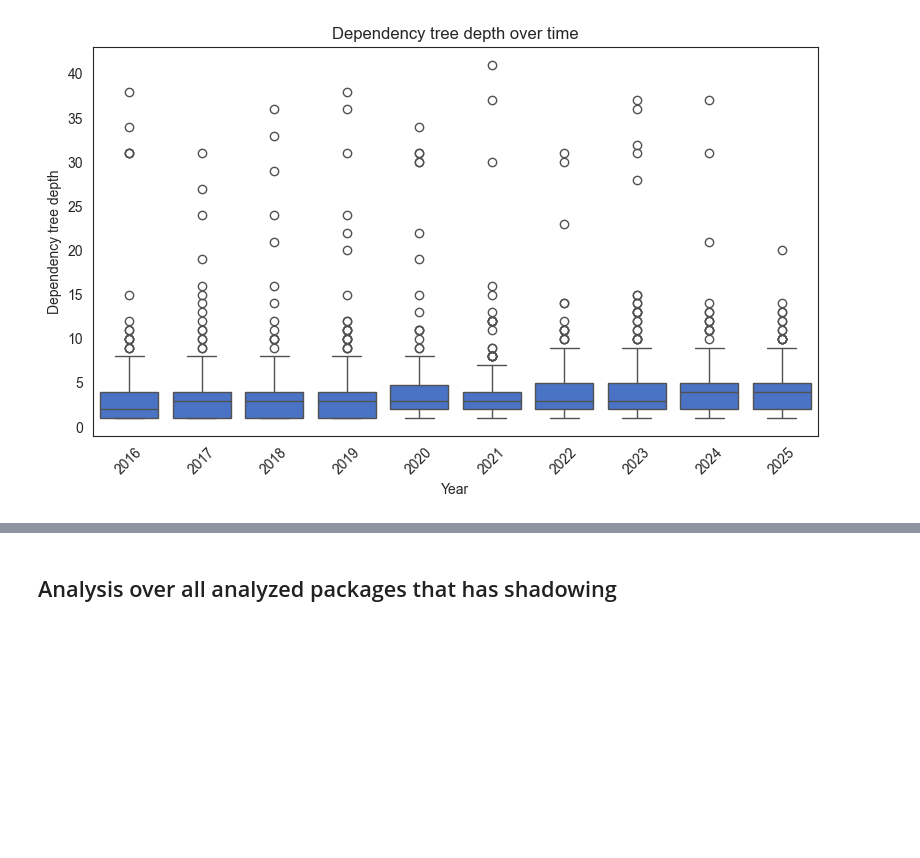
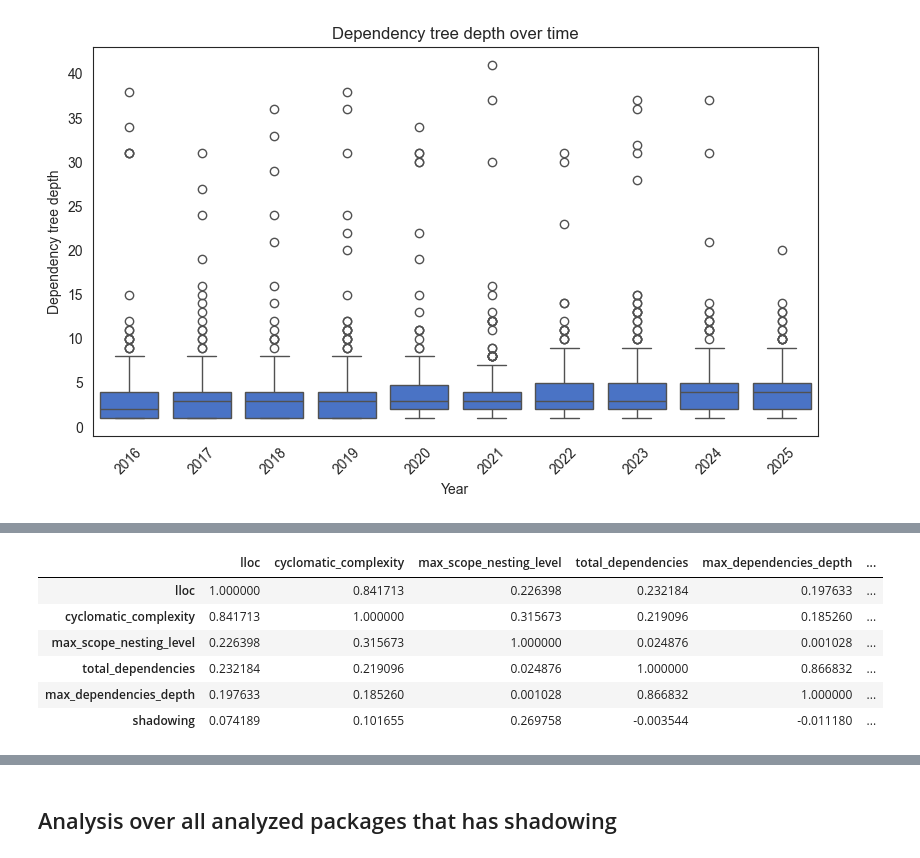
Before and after one commit to denisG99/ATCNS-Supply-Chain-Attack, a Jupyter notebook: src/complexity/analysis.ipynb, the cells around one changed output, grey strips where cells are left out. Drawn from its saved outputs; the diff is of its cells as text; code cells hidden in the pictures; blank space fills up the shorter version.

```diff
--- a/src/complexity/analysis.ipynb
+++ b/src/complexity/analysis.ipynb
@@ -112,0 +139,10 @@ draw_complexity_stats(df_packages_plot, "year", "max_dependencies_depth", "Year"
+# %%
+df_packages_plot.loc[::,"lloc": ].corr(method="kendall")
+# %% [output]
+|  | lloc | cyclomatic_complexity | max_scope_nesting_level | total_dependencies | max_dependencies_depth | ... |
+| lloc | 1.000000 | 0.841713 | 0.226398 | 0.232184 | 0.197633 | ... |
+| cyclomatic_complexity | 0.841713 | 1.000000 | 0.315673 | 0.219096 | 0.185260 | ... |
+| max_scope_nesting_level | 0.226398 | 0.315673 | 1.000000 | 0.024876 | 0.001028 | ... |
+| total_dependencies | 0.232184 | 0.219096 | 0.024876 | 1.000000 | 0.866832 | ... |
+| max_dependencies_depth | 0.197633 | 0.185260 | 0.001028 | 0.866832 | 1.000000 | ... |
+| shadowing | 0.074189 | 0.101655 | 0.269758 | -0.003544 | -0.011180 | ... |
```
Also changed, not shown: parts of 7 cells of this notebook, 1 other file.
